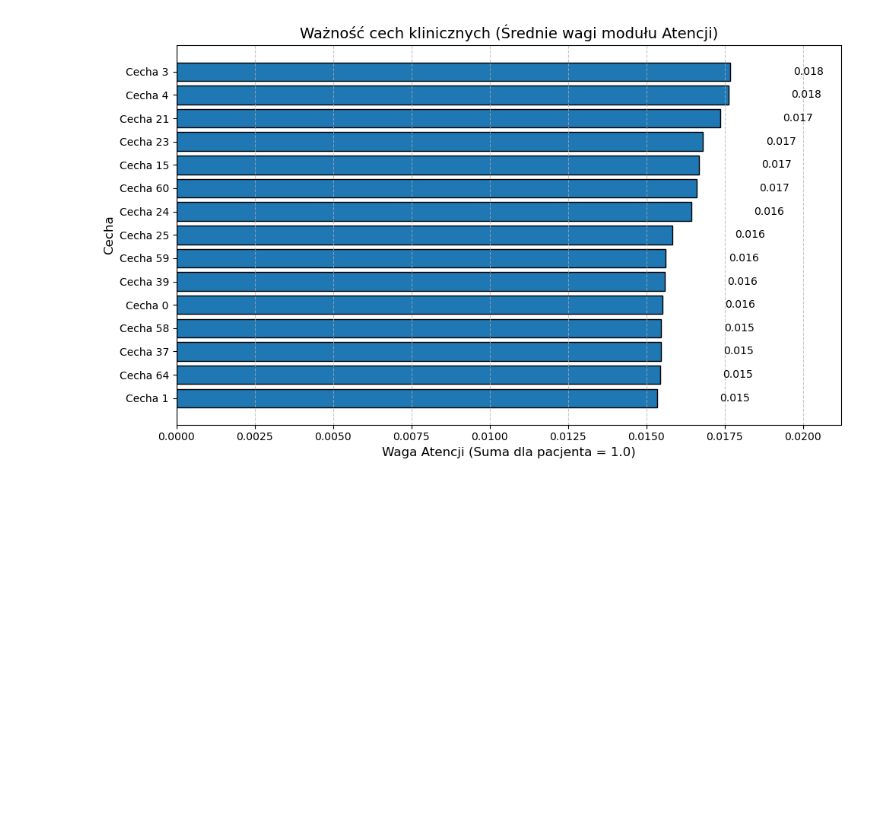
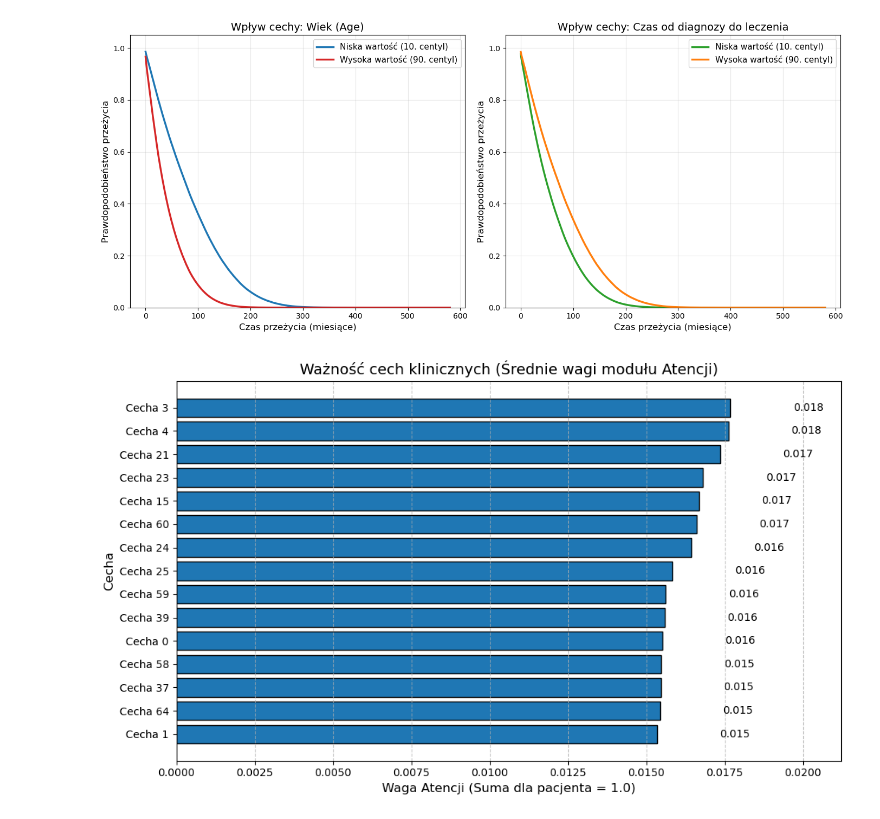
Before and after one commit to kubaperkowski22/DL_SurvivalAnalysis, a Jupyter notebook: DeepSurvAtencjuszModel.ipynb, the cells around one changed output. Drawn from its saved outputs; the diff is of its cells as text; code cells hidden in the pictures; blank space fills up the shorter version.

```diff
--- a/DeepSurvAtencjuszModel.ipynb
+++ b/DeepSurvAtencjuszModel.ipynb
@@ -135,3 +150,60 @@ plt.show()
+# %%
+import numpy as np
+import matplotlib.pyplot as plt
+
+# 1. Tworzymy "wirtualnego, bazowego pacjenta" (mediana ze zbioru treningowego)
+# Używamy mediany, aby dla zmiennych kategorycznych zachować wartości 0 lub 1
+base_patient = np.median(x_train, axis=0)
+
+# 2. Definiujemy indeksy cech na podstawie Słownika
+idx_age = 3
+idx_time = 1
+
+# Szukamy skrajnych wartości w przeskalowanych danych (10. i 90. centyl)
+age_low, age_high = np.percentile(x_train[:, idx_age], [10, 90])
+time_low, time_high = np.percentile(x_train[:, idx_time], [10, 90])
+
+# 3. Klonujemy bazowego pacjenta dla analizy Wieku
+patients_age = np.vstack([base_patient, base_patient]).astype('float32')
+patients_age[0, idx_age] = age_low  # Niska wartość (młodszy pacjent)
+patients_age[1, idx_age] = age_high # Wysoka wartość (starszy pacjent)
+
+# 4. Klonujemy bazowego pacjenta dla analizy Czasu do leczenia
+patients_time = np.vstack([base_patient, base_patient]).astype('float32')
+patients_time[0, idx_time] = time_low  # Krótki czas
+patients_time[1, idx_time] = time_high # Długi czas
+
+# 5. Predykcja krzywych przeżycia dla naszych wirtualnych klonów
+surv_age = model.predict_surv_df(patients_age)
+surv_time = model.predict_surv_df(patients_time)
+
+# 6. Rysowanie wykresów
+fig, axes = plt.subplots(1, 2, figsize=(14, 6))
+
+# Wykres 1: Wpływ Wieku
+axes[0].plot(surv_age.index, surv_age.iloc[:, 0], label="Niska wartość (10. centyl)", color='#1f77b4', linewidth=2.5)
+axes[0].plot(surv_age.index, surv_age.iloc[:, 1], label="Wysoka wartość (90. centyl)", color='#d62728', linewidth=2.5)
+axes[0].set_title("Wpływ cechy: Wiek (Age)", fontsize=14)
+axes[0].set_xlabel("Czas przeżycia (miesiące)", fontsize=12)
+axes[0].set_ylabel("Prawdopodobieństwo przeżycia", fontsize=12)
+axes[0].set_ylim([0, 1.05])
+axes[0].grid(True, alpha=0.3)
+axes[0].legend(fontsize=11)
+
+# Wykres 2: Wpływ czasu do leczenia
+axes[1].plot(surv_time.index, surv_time.iloc[:, 0], label="Niska wartość (10. centyl)", color='#2ca02c', linewidth=2.5)
+axes[1].plot(surv_time.index, surv_time.iloc[:, 1], label="Wysoka wartość (90. centyl)", color='#ff7f0e', linewidth=2.5)
+axes[1].set_title("Wpływ cechy: Czas od diagnozy do leczenia", fontsize=14)
+axes[1].set_xlabel("Czas przeżycia (miesiące)", fontsize=12)
+axes[1].set_ylabel("Prawdopodobieństwo przeżycia", fontsize=12)
+axes[1].set_ylim([0, 1.05])
+axes[1].grid(True, alpha=0.3)
+axes[1].legend(fontsize=11)
+
+plt.tight_layout()
+plt.show()
+# %% [output]
+[figure, added]
 # %%
 x_test_tensor = torch.tensor(x_test, dtype=torch.float32)
 
```
Also changed, not shown: parts of 4 cells of this notebook, 7 other files.
